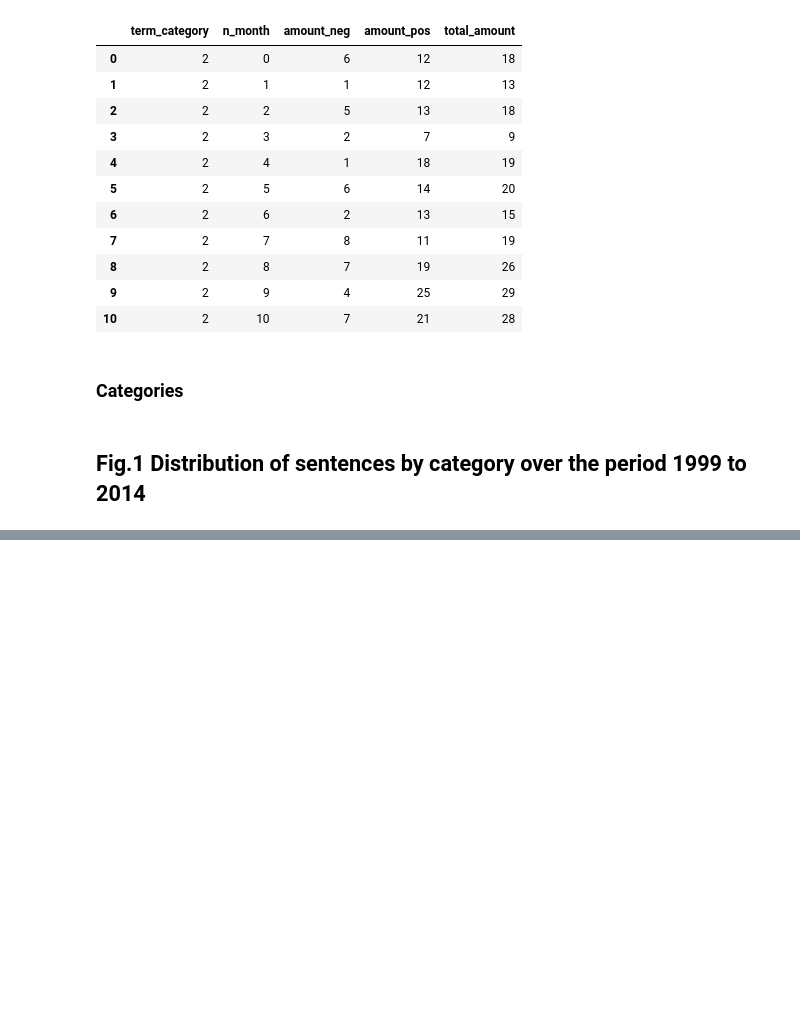
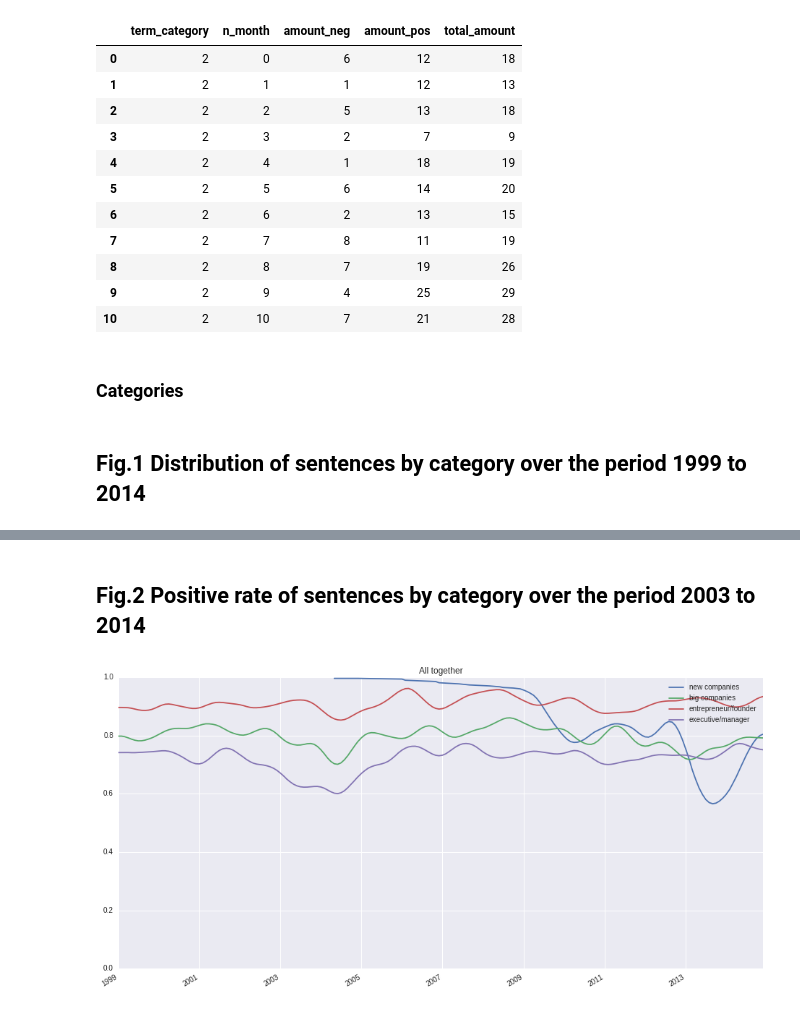
Before and after one commit to mavillard/liwc, a Jupyter notebook: art_and_nyt.ipynb, the cells around one changed output, grey strips where cells are left out. Drawn from its saved outputs; the diff is of its cells as text; code cells hidden in the pictures; blank space fills up the shorter version.

```diff
--- a/art_and_nyt.ipynb
+++ b/art_and_nyt.ipynb
@@ -325,0 +337,6 @@ def plot(term_list=None, same=False, info='total', category_list=None, figsize=(
+# %% [markdown]
+## Fig.2 Positive rate of sentences by category over the period 2003 to 2014
+# %%
+plot(category_list=[3,2, 12,11], info='pos_rate', same=True)
+# %% [output]
+[figure, added]
```
Also changed, not shown: parts of 2 cells of this notebook, 6 other files.
